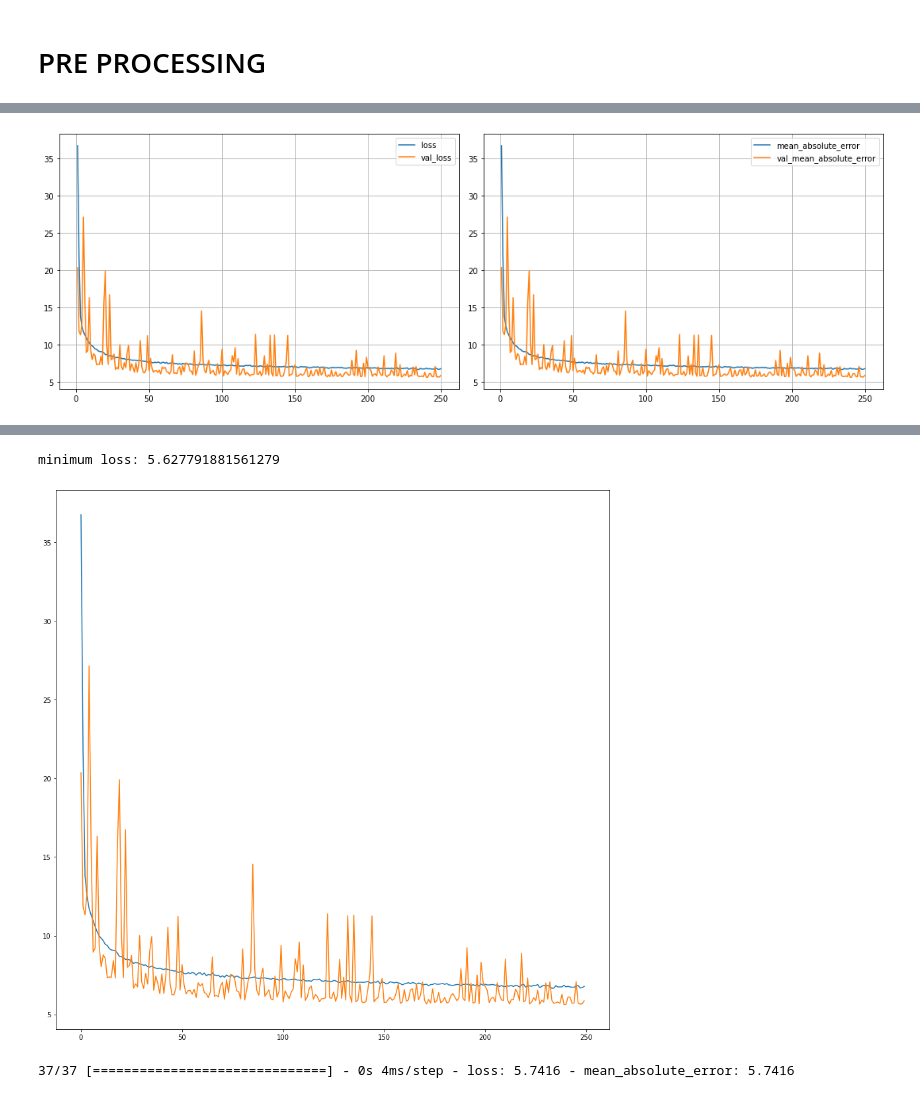
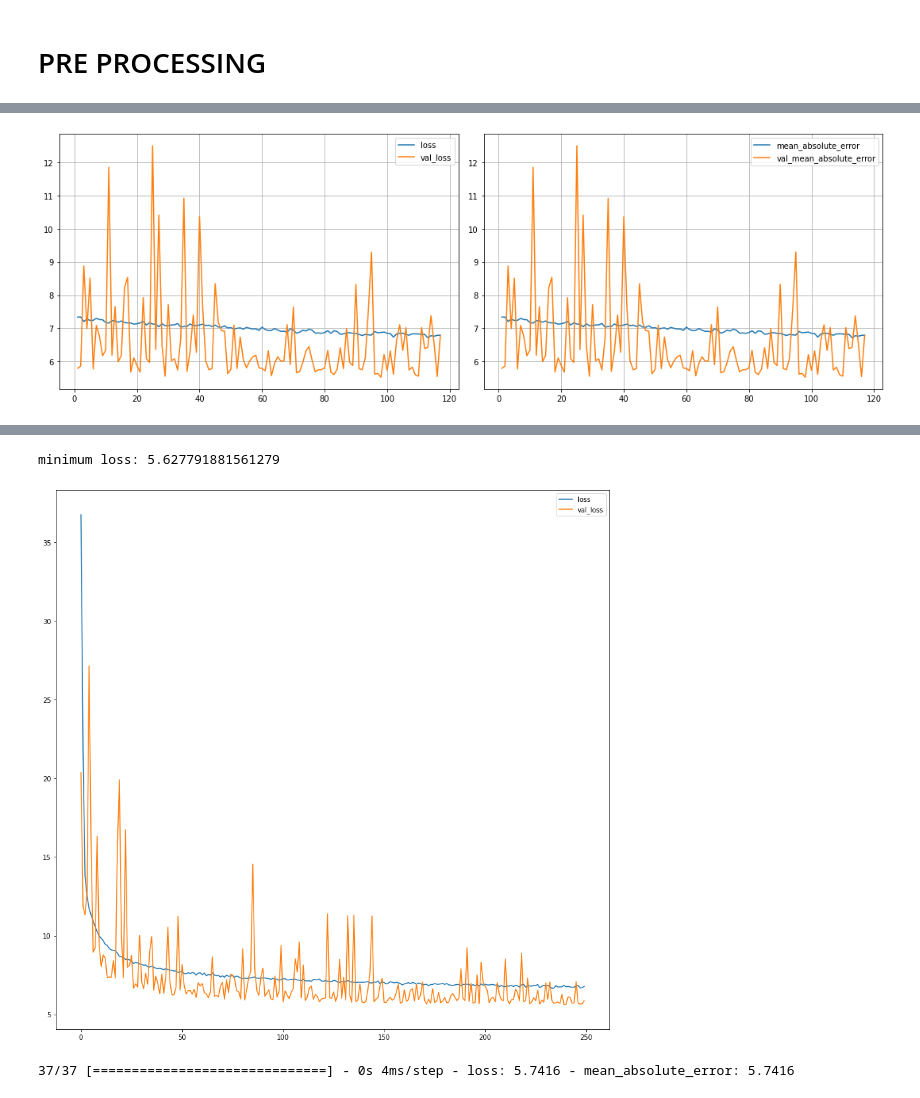
Before and after one commit to HissaanAli/AgePrediction, a Jupyter notebook: Untitled.ipynb, the cells around one changed output, grey strips where cells are left out. Drawn from its saved outputs; the diff is of its cells as text; code cells hidden in the pictures.

Commit message:
5.52 test mae recorded with 150 epochs and custom model. Model saved as night_model.h5 for future references

```diff
--- a/Untitled.ipynb
+++ b/Untitled.ipynb
@@ -136,3 +136,8 @@ def normalize(x):
 x_train = normalize(x_train)
 x_val = normalize(x_val)
 x_test = normalize(x_test)
+# %%
+# TEMP ADDED
+x_train_val = np.concatenate((x_train, x_val), axis = 0)
+y_train_val = np.concatenate((y_train, y_val), axis = 0)
+x_train_val.shape, y_train_val.shape
@@ -139,7 +146,7 @@ x_test = normalize(x_test)
 # %%
 from imblearn.over_sampling import SMOTE
 sm = SMOTE(random_state=42, k_neighbors = 4)
-x_train_new, y_train_new = sm.fit_resample(x_train, y_train)
+x_train_new, y_train_new = sm.fit_resample(x_train_val, y_train_val)
 x_train_new = np.array([x.reshape(-1,1).reshape(91,91, 1) for x in x_train_new])
 # %%
 x_val = x_val.reshape(x_val.shape[0], 91, 91,1)
@@ -366,9 +375,12 @@ class SaveBestModel(tf.keras.callbacks.Callback):
             if metric_value < self.best:
                 self.best = metric_value
                 self.best_weights= self.model.get_weights()
-
-callbacks_list = [PlotLearning(), SaveBestModel()]
+checkpoint = tf.keras.callbacks.ModelCheckpoint('night_model.h5', monitor='val_loss', verbose=1, save_best_only=True, mode='min')
+callbacks_list = [PlotLearning(), SaveBestModel(), checkpoint]
+# %%
+import keras
+mod = tf.keras.models.load_model('night_model.h5')
 # %%
-history = mod.fit(train_generator, validation_data = (x_val, y_val), epochs = 250, callbacks = callbacks_list)
+history = mod.fit(train_generator, validation_data = (x_test, y_test), epochs = 700, callbacks = callbacks_list)
 # %% [output]
-[figure, old version]
+[figure, new version]
@@ -378,10 +392,11 @@ loss = history.history["loss"]
 val_loss = history.history["val_loss"]
 plt.plot(loss, label = 'loss')
 plt.plot(val_loss, label = 'val_loss')
+plt.legend()
 print('minimum loss:', min(history.history['val_loss']))
 # %% [output]
 minimum loss: 5.627791881561279
-[figure, old version]
+[figure, new version]
 # %%
 mod.set_weights(callbacks_list[1].best_weights)
 mod.save('custom_model.h5')
```
Also changed, not shown: parts of 6 cells of this notebook, 1 other file.
